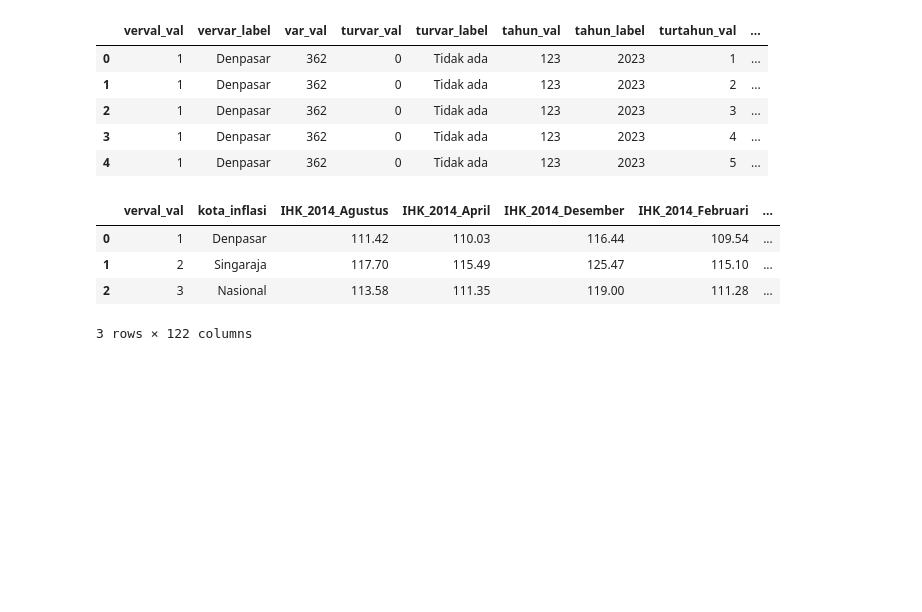
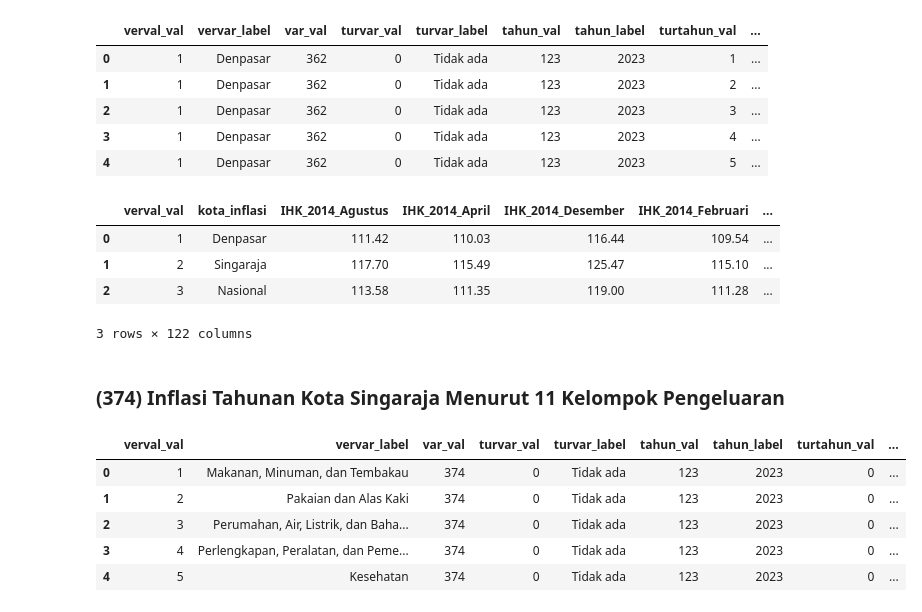
Before and after one commit to YudiHardiyanta/sdi, a Jupyter notebook: Nisa/code.ipynb, the cells around one changed output. Drawn from its saved outputs; the diff is of its cells as text; code cells hidden in the pictures; blank space fills up the shorter version.

```diff
--- a/Nisa/code.ipynb
+++ b/Nisa/code.ipynb
@@ -285,3 +285,16 @@ data362_tb.head()
 3 rows × 122 columns
 # %%
 data362_tb.to_excel(f'output/data_{varId}.xlsx', index=False)
+# %% [markdown]
+### (374) Inflasi Tahunan Kota Singaraja Menurut 11 Kelompok Pengeluaran
+# %%
+varId = 374
+data374=getDataByVarId(domain='5100',varId=varId)
+data374.head()
+# %% [output]
+|  | verval_val | vervar_label | var_val | turvar_val | turvar_label | tahun_val | tahun_label | turtahun_val | ... |
+| 0 | 1 | Makanan, Minuman, dan Tembakau | 374 | 0 | Tidak ada | 123 | 2023 | 0 | ... |
+| 1 | 2 | Pakaian dan Alas Kaki | 374 | 0 | Tidak ada | 123 | 2023 | 0 | ... |
+| 2 | 3 | Perumahan, Air, Listrik, dan Baha... | 374 | 0 | Tidak ada | 123 | 2023 | 0 | ... |
+| 3 | 4 | Perlengkapan, Peralatan, dan Peme... | 374 | 0 | Tidak ada | 123 | 2023 | 0 | ... |
+| 4 | 5 | Kesehatan | 374 | 0 | Tidak ada | 123 | 2023 | 0 | ... |
```
Also changed, not shown: parts of 38 cells of this notebook, 10 other files.
